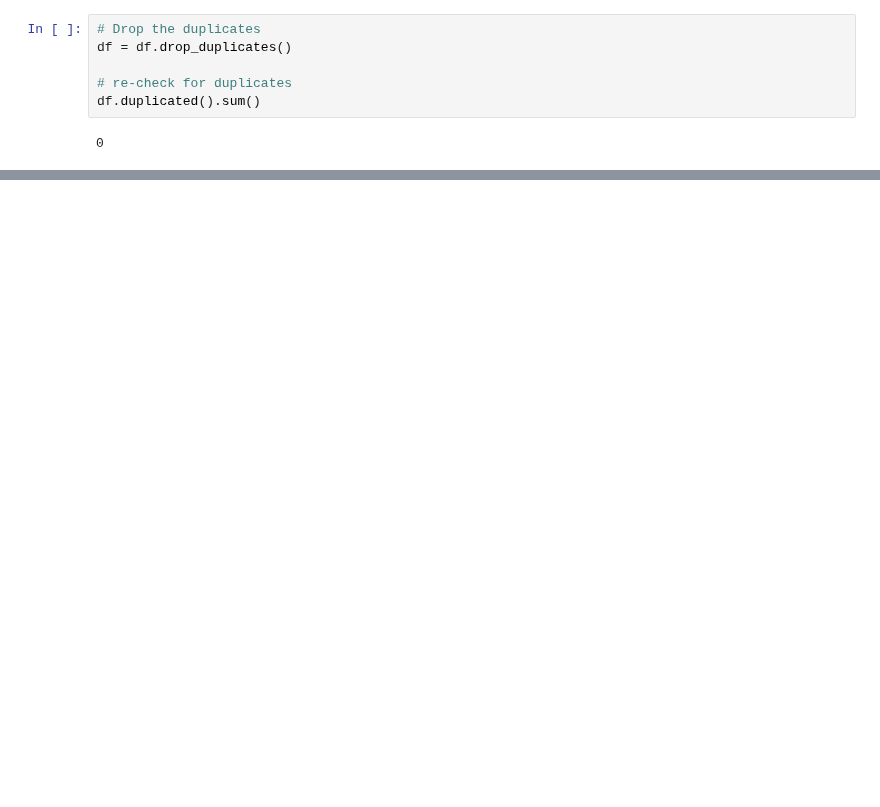
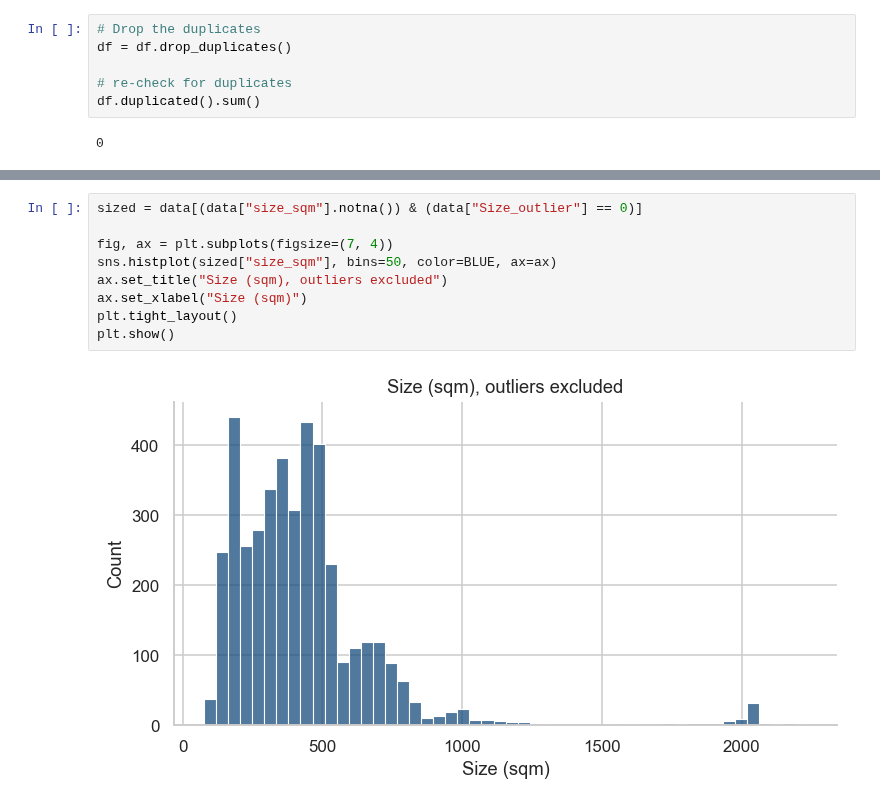
Before and after one commit to kenny067/NyumbaSense-ml, a Jupyter notebook: nyumba.ipynb, the cells around one changed output, grey strips where cells are left out. Cells and saved outputs as stored; diff of their text form; blank space fills up the shorter version.

```diff
--- a/nyumba.ipynb
+++ b/nyumba.ipynb
@@ -85,0 +528,11 @@ df.duplicated().sum()
+# %%
+sized = data[(data["size_sqm"].notna()) & (data["Size_outlier"] == 0)]
+
+fig, ax = plt.subplots(figsize=(7, 4))
+sns.histplot(sized["size_sqm"], bins=50, color=BLUE, ax=ax)
+ax.set_title("Size (sqm), outliers excluded")
+ax.set_xlabel("Size (sqm)")
+plt.tight_layout()
+plt.show()
+# %% [output]
+[figure, added]
```
Also changed, not shown: parts of 60 cells of this notebook, 2 other files.
